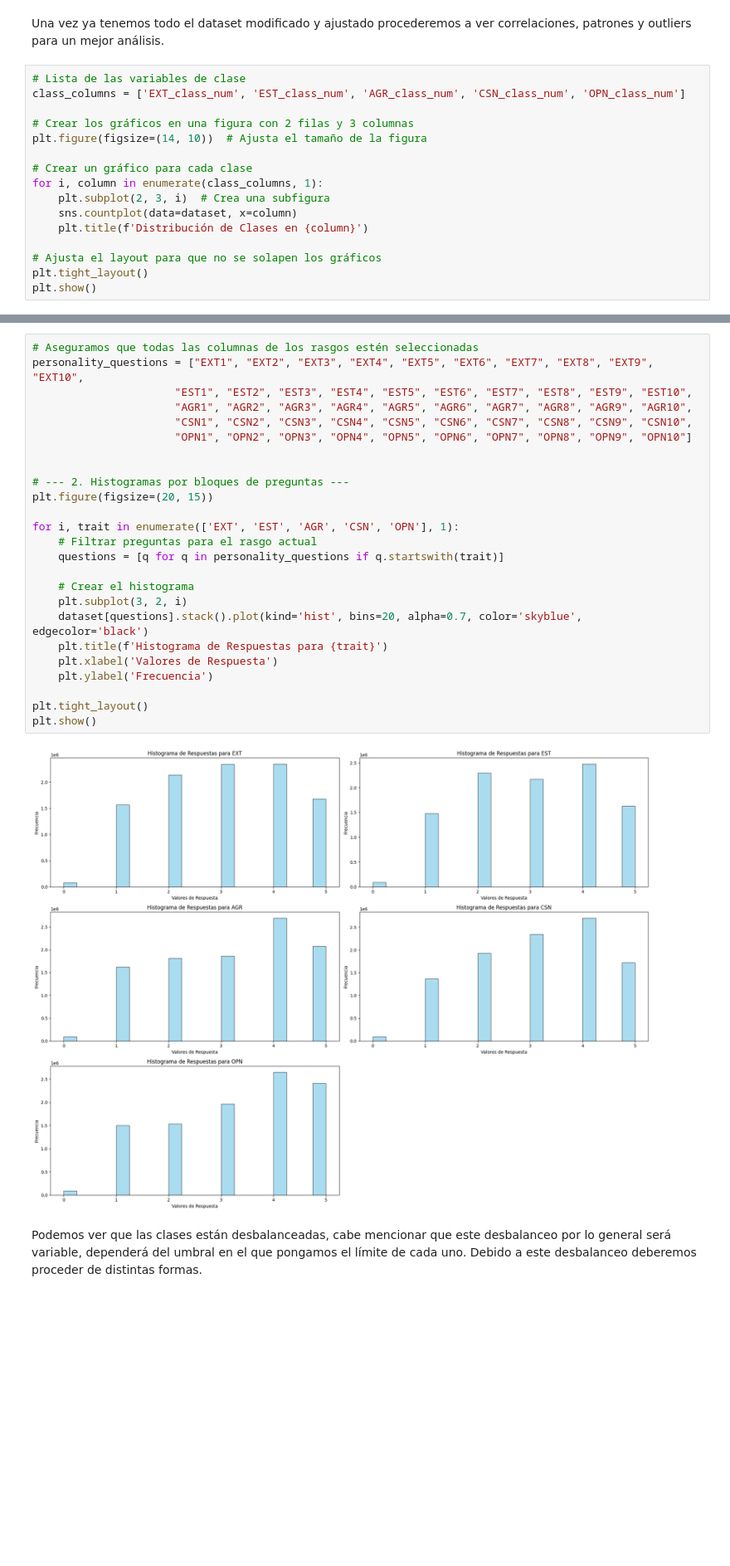
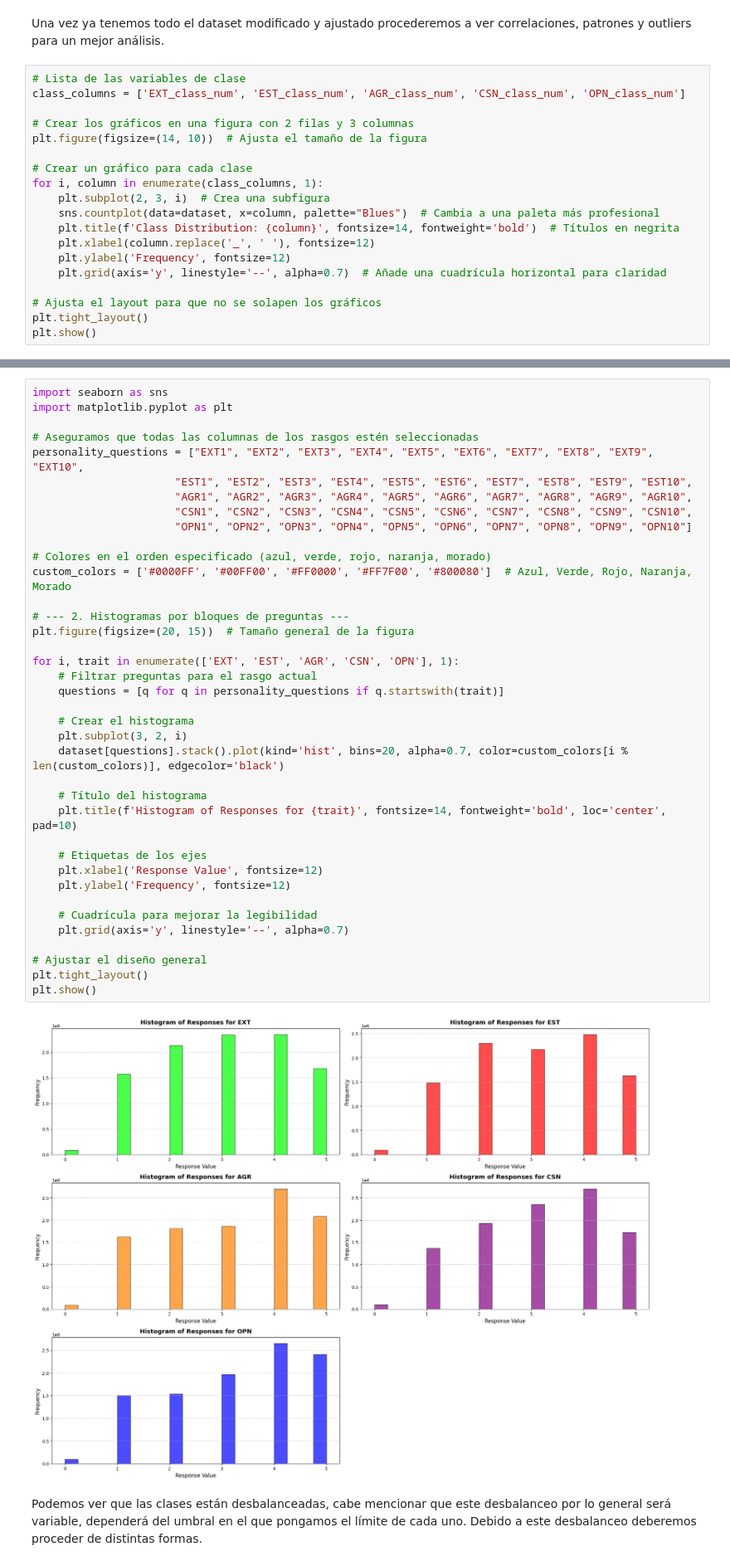
Before and after one commit to adrianpgal10/OCEAN_dataset, a Jupyter notebook: Kaggle.ipynb, the cells around one changed output, grey strips where cells are left out. Shown at 83% size. Cells and saved outputs as stored; diff of their text form; blank space fills up the shorter version.

```diff
--- a/Kaggle.ipynb
+++ b/Kaggle.ipynb
@@ -499,8 +579,11 @@ plt.figure(figsize=(14, 10))  # Ajusta el tamaño de la figura
 # Crear un gráfico para cada clase
 for i, column in enumerate(class_columns, 1):
     plt.subplot(2, 3, i)  # Crea una subfigura
-    sns.countplot(data=dataset, x=column)
-    plt.title(f'Distribución de Clases en {column}')
+    sns.countplot(data=dataset, x=column, palette="Blues")  # Cambia a una paleta más profesional
+    plt.title(f'Class Distribution: {column}', fontsize=14, fontweight='bold')  # Títulos en negrita
+    plt.xlabel(column.replace('_', ' '), fontsize=12)
+    plt.ylabel('Frequency', fontsize=12)
+    plt.grid(axis='y', linestyle='--', alpha=0.7)  # Añade una cuadrícula horizontal para claridad
 
 # Ajusta el layout para que no se solapen los gráficos
 plt.tight_layout()
@@ -510,30 +612,43 @@ plt.show()
 # %%
+import seaborn as sns
+import matplotlib.pyplot as plt
+
 # Aseguramos que todas las columnas de los rasgos estén seleccionadas
 personality_questions = ["EXT1", "EXT2", "EXT3", "EXT4", "EXT5", "EXT6", "EXT7", "EXT8", "EXT9", "EXT10",
                       "EST1", "EST2", "EST3", "EST4", "EST5", "EST6", "EST7", "EST8", "EST9", "EST10",
                       "AGR1", "AGR2", "AGR3", "AGR4", "AGR5", "AGR6", "AGR7", "AGR8", "AGR9", "AGR10",
                       "CSN1", "CSN2", "CSN3", "CSN4", "CSN5", "CSN6", "CSN7", "CSN8", "CSN9", "CSN10",
                       "OPN1", "OPN2", "OPN3", "OPN4", "OPN5", "OPN6", "OPN7", "OPN8", "OPN9", "OPN10"]
 
+# Colores en el orden especificado (azul, verde, rojo, naranja, morado)
+custom_colors = ['#0000FF', '#00FF00', '#FF0000', '#FF7F00', '#800080']  # Azul, Verde, Rojo, Naranja, Morado
 
 # --- 2. Histogramas por bloques de preguntas ---
-plt.figure(figsize=(20, 15))
+plt.figure(figsize=(20, 15))  # Tamaño general de la figura
 
 for i, trait in enumerate(['EXT', 'EST', 'AGR', 'CSN', 'OPN'], 1):
     # Filtrar preguntas para el rasgo actual
     questions = [q for q in personality_questions if q.startswith(trait)]
 
     # Crear el histograma
     plt.subplot(3, 2, i)
-    dataset[questions].stack().plot(kind='hist', bins=20, alpha=0.7, color='skyblue', edgecolor='black')
-    plt.title(f'Histograma de Respuestas para {trait}')
-    plt.xlabel('Valores de Respuesta')
-    plt.ylabel('Frecuencia')
+    dataset[questions].stack().plot(kind='hist', bins=20, alpha=0.7, color=custom_colors[i % len(custom_colors)], edgecolor='black')
 
+    # Título del histograma
+    plt.title(f'Histogram of Responses for {trait}', fontsize=14, fontweight='bold', loc='center', pad=10)
+
+    # Etiquetas de los ejes
+    plt.xlabel('Response Value', fontsize=12)
+    plt.ylabel('Frequency', fontsize=12)
+
+    # Cuadrícula para mejorar la legibilidad
+    plt.grid(axis='y', linestyle='--', alpha=0.7)
+
+# Ajustar el diseño general
 plt.tight_layout()
 plt.show()
 # %% [output]
-[figure, old version]
+[figure, new version]
 # %% [markdown]
 Podemos ver que las clases están desbalanceadas, cabe mencionar que este desbalanceo por lo general será variable, dependerá del umbral en el que pongamos el límite de cada uno. Debido a este desbalanceo deberemos proceder de distintas formas.
 # %%
```
Also changed, not shown: parts of 103 cells of this notebook.
